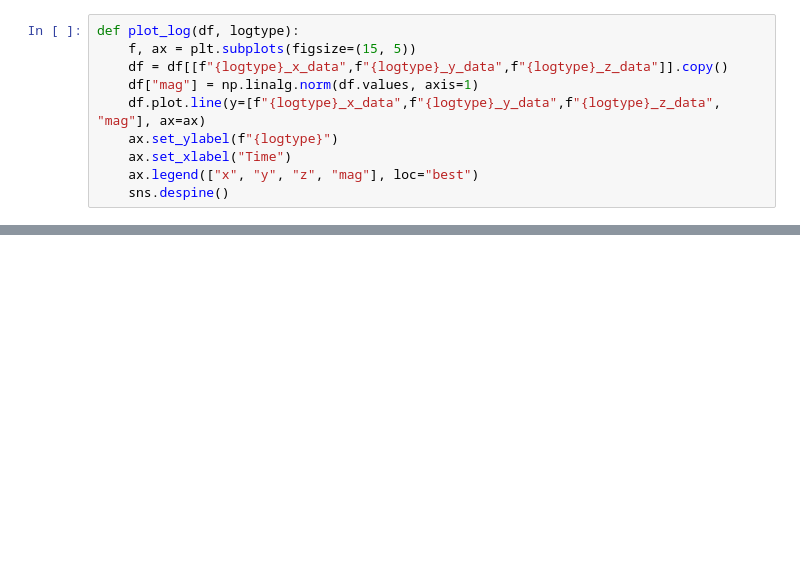
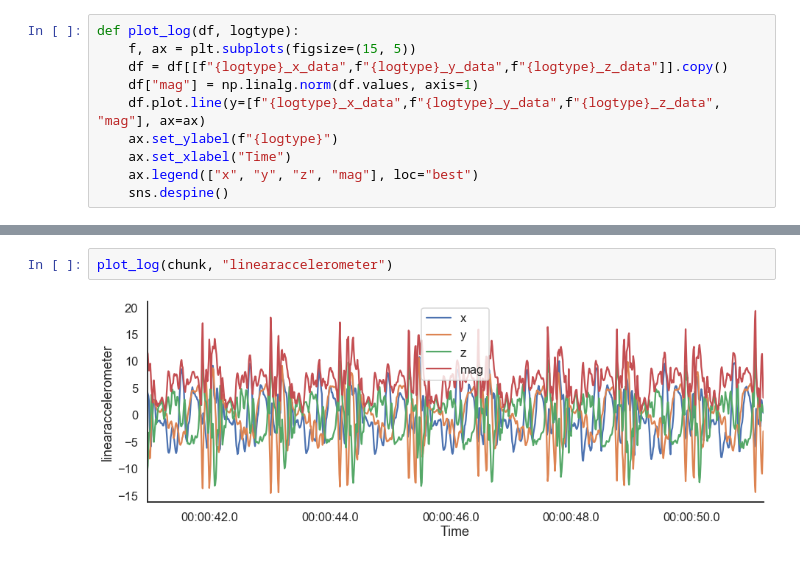
Before and after one commit to f--f/gaitkeeper, a Jupyter notebook: notebooks/1-exploratory-data-analysis.ipynb, the cells around one changed output, grey strips where cells are left out. Drawn from its saved outputs; the diff is of its cells as text; blank space fills up the shorter version.

```diff
--- a/notebooks/1-exploratory-data-analysis.ipynb
+++ b/notebooks/1-exploratory-data-analysis.ipynb
@@ -66,0 +81,4 @@ plot_log(df.iloc[2000:3000], "linearaccelerometer")
+# %%
+plot_log(chunk, "linearaccelerometer")
+# %% [output]
+[figure, added]
```
Also changed, not shown: parts of 22 cells of this notebook.
